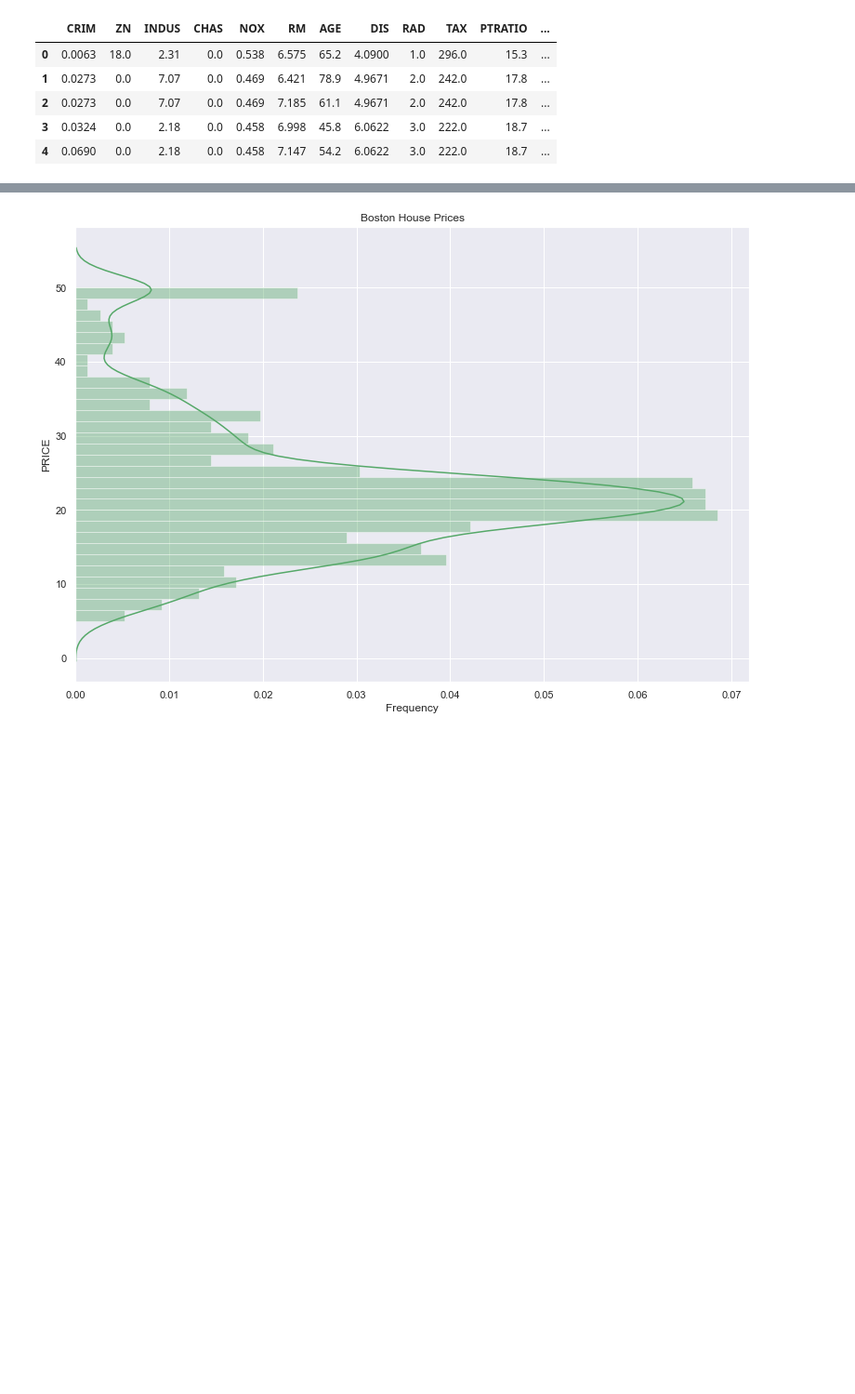
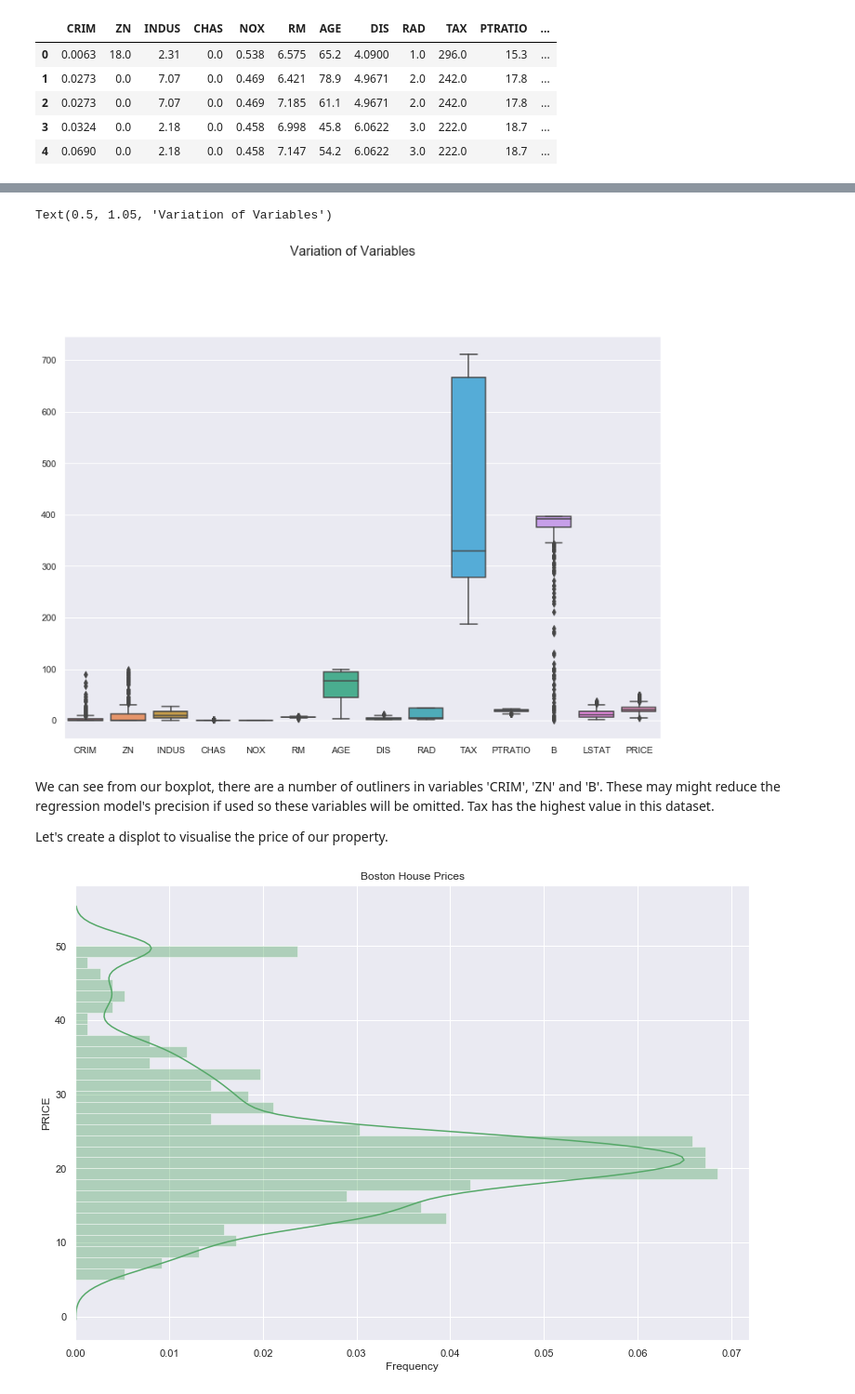
Before and after one commit to JohnADeady/ML-S-Project, a Jupyter notebook: Boston House Prices.ipynb, the cells around one changed output, grey strips where cells are left out. Shown at 93% size. Cells and saved outputs as stored; diff of their text form; code cells hidden in the pictures; blank space fills up the shorter version.

```diff
--- a/Boston House Prices.ipynb
+++ b/Boston House Prices.ipynb
@@ -102,3 +123,19 @@ Next let's visualise the house prices using seaborn.
+# %%
+# Re-size the displot
+sns.set(rc={'figure.figsize':(13,9)})
+
+# Create a boxplot
+sns.boxplot(data=data)
+
+# Add title
+plt.suptitle('Variation of Variables', y=1.05, size=16)
+# %% [output]
+Text(0.5, 1.05, 'Variation of Variables')
+[figure, added]
+# %% [markdown]
+We can see from our boxplot, there are a number of outliners in variables 'CRIM', 'ZN' and 'B'. These may might reduce the regression model's precision if used so these variables will be omitted. Tax has the highest value in this dataset.
+
+Let's create a displot to visualise the price of our property.
 # %%
 # Use seaborn to create a plot
 # Use color codes to change color
```
Also changed, not shown: parts of 13 cells of this notebook.
